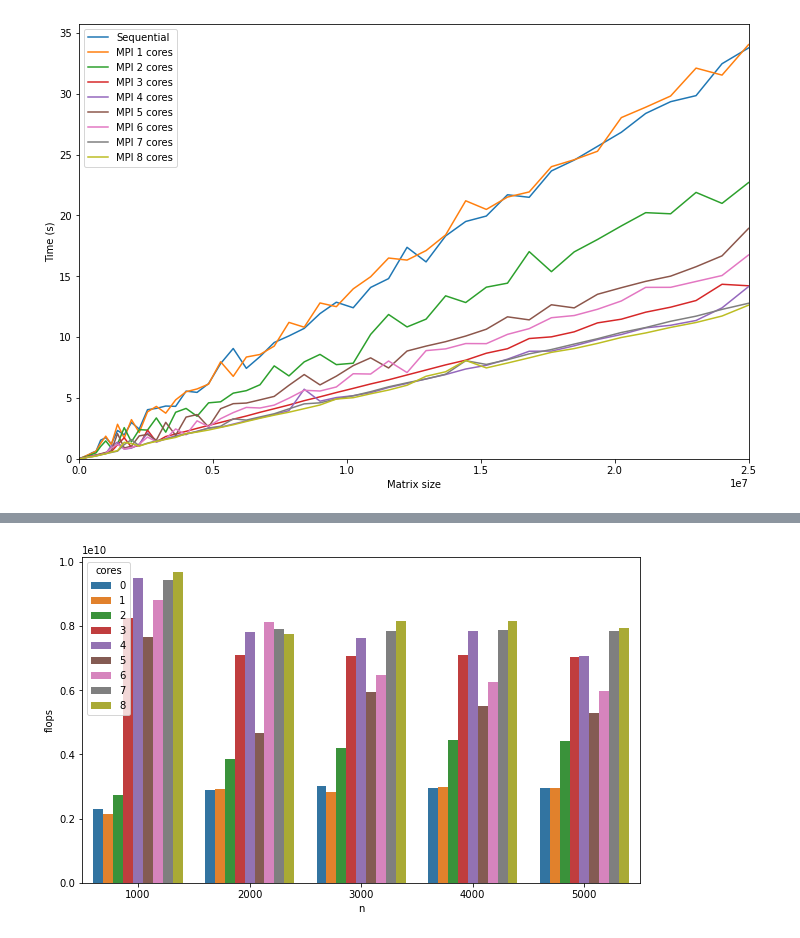
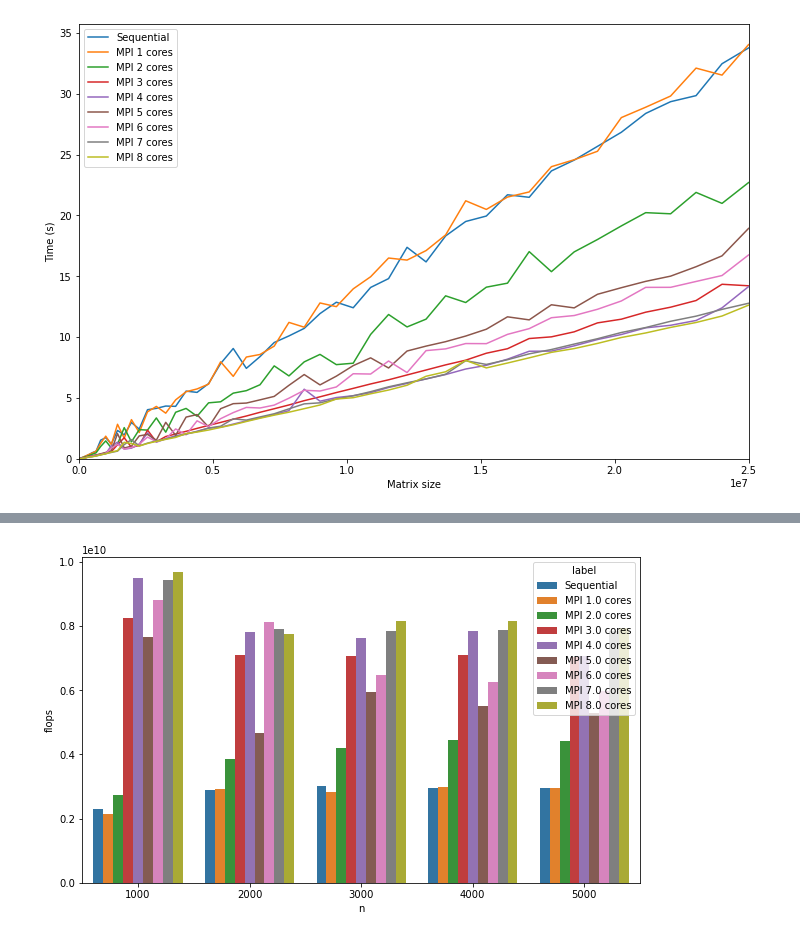
Before and after one commit to JordyAaldering/Parallel-Computing, a Jupyter notebook: Project03/Evaluation/evaluation.ipynb, the cells around one changed output, grey strips where cells are left out. Drawn from its saved outputs; the diff is of its cells as text; code cells hidden in the pictures.

```diff
--- a/Project03/Evaluation/evaluation.ipynb
+++ b/Project03/Evaluation/evaluation.ipynb
@@ -4,39 +4,39 @@ import pandas as pd
 import matplotlib.pyplot as plt
 import seaborn as sns
 # %%
-relax = pd.read_csv("relax.csv", dtype={"time": np.float64})
-mpi = pd.read_csv("mpi.csv", dtype={"time": np.float64})
+relax = pd.read_csv("relax.csv", dtype={"Time": np.float64})
+mpi = pd.read_csv("mpi.csv", dtype={"Time": np.float64})
 # %%
 # get average of repeated runs
-relax_avg = relax.groupby("n").mean().reset_index()
-mpi_avg = mpi.groupby(["n", "cores"]).mean().reset_index()
+relax_avg = relax.groupby("N").mean().reset_index()
+mpi_avg = mpi.groupby(["N", "Cores"]).mean().reset_index()
 
 # convert time from ms to s
-relax_avg["time"] = relax_avg["time"].div(1000)
-mpi_avg["time"] = mpi_avg["time"].div(1000)
+relax_avg["Time"] = relax_avg.Time.div(1000)
+mpi_avg["Time"] = mpi_avg.Time.div(1000)
 
 # add row for total number of elements
-fn = lambda x: (int)(x["n"] * x["n"])
-relax_avg["size"] = relax_avg.apply(fn, axis=1)
-mpi_avg["size"] = mpi_avg.apply(fn, axis=1)
+fn = lambda x: (int)(x.N * x.N)
+relax_avg["Size"] = relax_avg.apply(fn, axis=1)
+mpi_avg["Size"] = mpi_avg.apply(fn, axis=1)
 
 # add row for flops
-fn = lambda x: (9 * x["iterations"] * x["n"] * x["n"]) / x["time"]
-relax_avg["flops"] = relax_avg.apply(fn, axis=1)
-mpi_avg["flops"] = mpi_avg.apply(fn, axis=1)
+fn = lambda x: (9 * x.Iterations * x.N * x.N) / x.Time
+relax_avg["FLOPS"] = relax_avg.apply(fn, axis=1)
+mpi_avg["FLOPS"] = mpi_avg.apply(fn, axis=1)
 
 # select only thousands
-relax_small = relax_avg[relax_avg["n"] % 1000 == 0]
-mpi_small = mpi_avg[mpi_avg["n"] % 1000 == 0]
+relax_small = relax_avg[relax_avg.N % 1000 == 0]
+mpi_small = mpi_avg[mpi_avg.N % 1000 == 0]
 # %%
 # combine data
 combined = pd.concat([relax_avg, mpi_avg])
 combined = combined.fillna(0)
-combined = combined.astype({"cores": "int64"})
+combined = combined.astype({"Cores": "int64"})
 
 # add labels
-fn = lambda x: "Sequential" if x["cores"] == 0 else f"MPI {x['cores']} cores"
-combined["label"] = combined.apply(fn, axis=1)
+fn = lambda x: "Sequential" if x.Cores == 0 else f"MPI {x.Cores} cores"
+combined["Label"] = combined.apply(fn, axis=1)
 
 # select only thousands
-combined_small = combined[combined["n"] % 1000 == 0]
+combined_small = combined[combined.N % 1000 == 0]
@@ -103,6 +78,6 @@ plt.show()
 # %%
 plt.figure(figsize=(10, 6))
-sns.barplot(x="n", hue="cores", y="flops", data=combined_small)
+sns.barplot(x="n", hue="label", y="flops", data=combined_small)
 plt.show()
 # %% [output]
-[figure, old version]
+[figure, new version]
```
Also changed, not shown: parts of 4 cells of this notebook, 2 other files.
